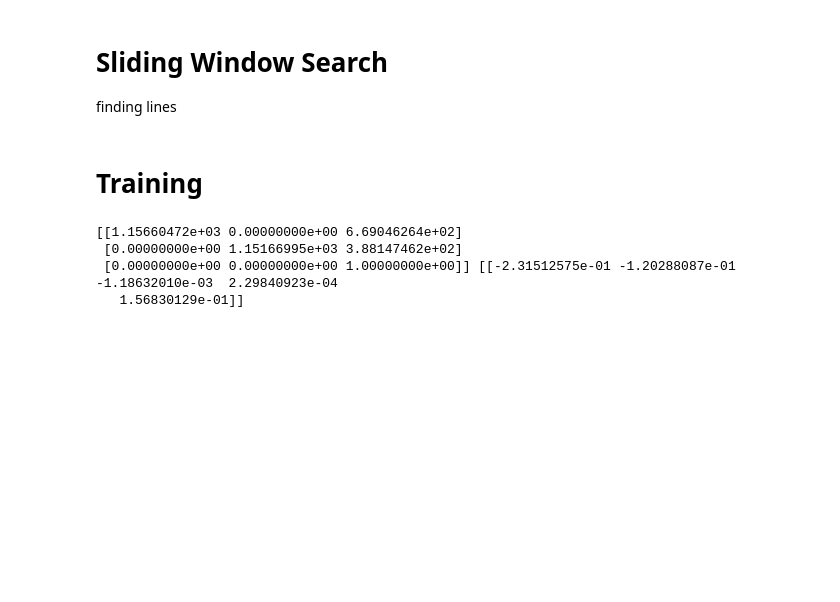
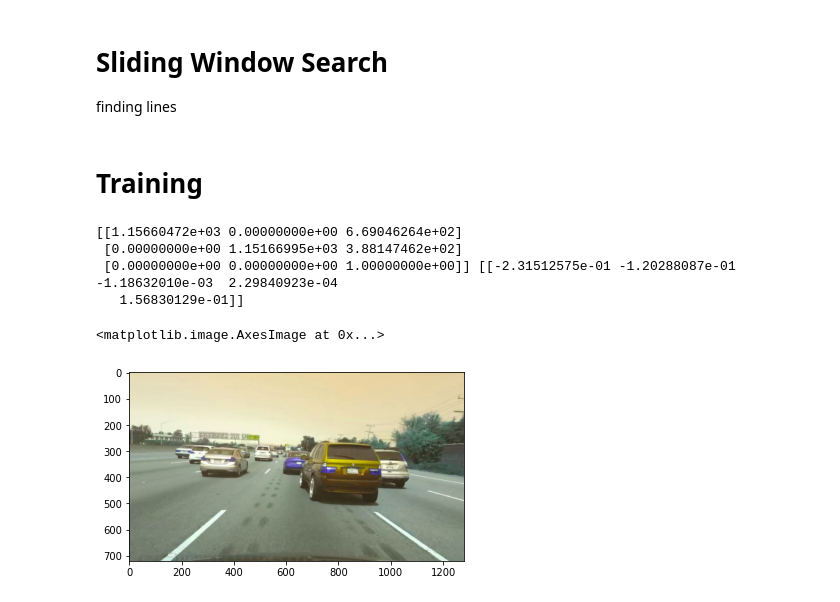
Before and after one commit to BoHye0202/Toy-Project, a Jupyter notebook: 3.Autonomous driving/Autonomous_Driving2.ipynb, the cells around one changed output. Saved outputs shown, nothing was run; the diff lists cells and outputs as text; code cells hidden in the pictures; blank space fills up the shorter version.

```diff
--- a/3.Autonomous driving/Autonomous_Driving2.ipynb
+++ b/3.Autonomous driving/Autonomous_Driving2.ipynb
@@ -1193,3 +1199,9 @@ mtx, dist = calib()
  [0.00000000e+00 1.15166995e+03 3.88147462e+02]
  [0.00000000e+00 0.00000000e+00 1.00000000e+00]] [[-2.31512575e-01 -1.20288087e-01 -1.18632010e-03  2.29840923e-04
    1.56830129e-01]]
+# %%
+b = undistort(a, mtx, dist)
+plt.imshow(b)
+# %% [output]
+<matplotlib.image.AxesImage at 0x...>
+[figure, added]
```
Also changed, not shown: parts of 25 cells of this notebook.
